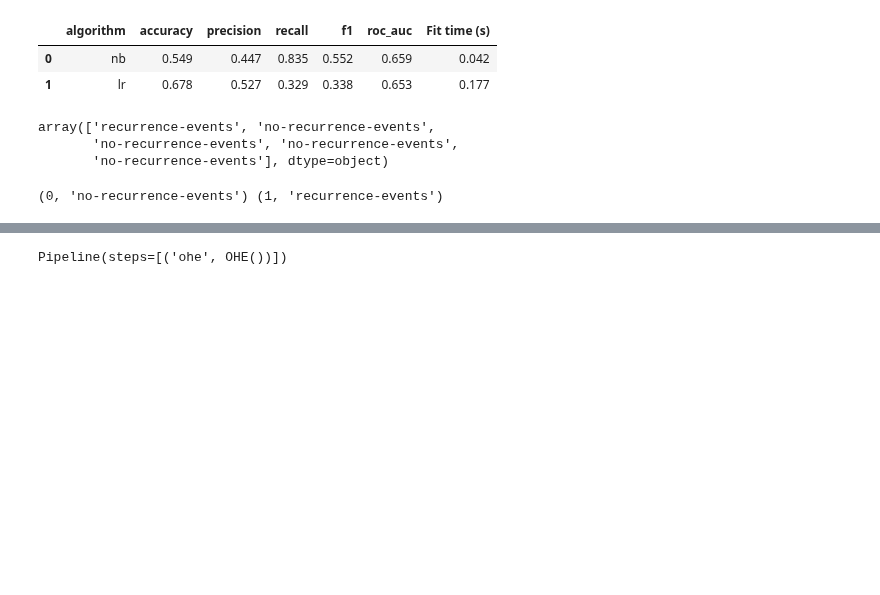
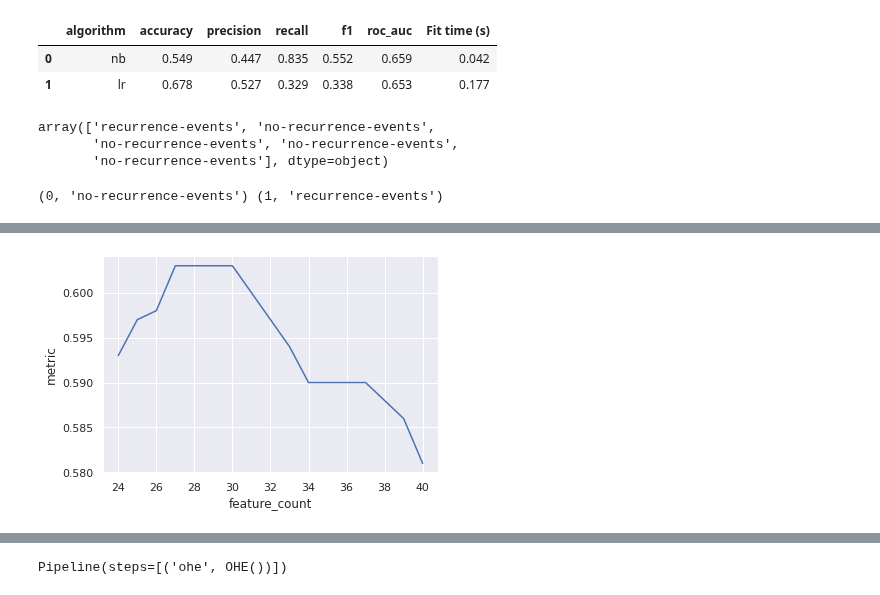
Before and after one commit to George713/pytelligence, a Jupyter notebook: main.ipynb, the cells around one changed output, grey strips where cells are left out. Drawn from its saved outputs; the diff is of its cells as text; code cells hidden in the pictures; blank space fills up the shorter version.

```diff
--- a/main.ipynb
+++ b/main.ipynb
@@ -150,12 +152,12 @@ compare_df_tune
 # %%
 opt_history_dict["lr"].show()
 # %%
-best_feature_list = pt.modelling.reduce_feature_space(
+best_feature_list, metric_feature_df = pt.modelling.reduce_feature_space(
     setup=setup,
     algorithm= "nb",
     metric="f1",
     reference_metric=compare_df_tune.iloc[0]["metric"],
-    acceptable_loss=0.95,
+    acceptable_loss=0.99,
     hyperparams=compare_df_tune.iloc[0]["hyperparams"]
 )
 # %% [output]
@@ -179 +181,2 @@ best_feature_list = pt.modelling.reduce_feature_space(
+[figure, added]
 # %%
```
Also changed, not shown: parts of 3 cells of this notebook, 1 other file.
